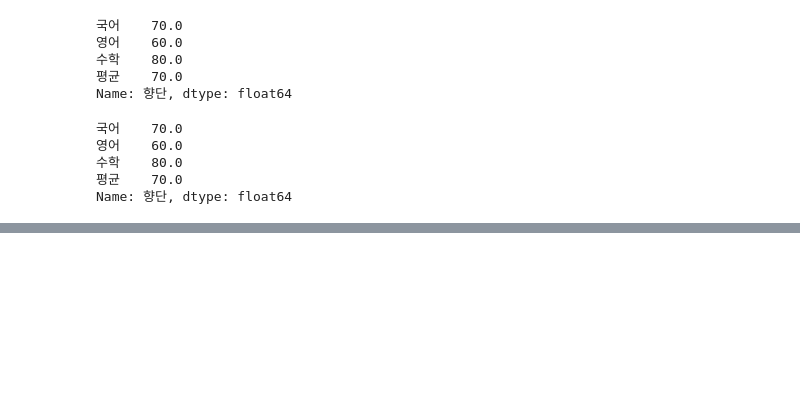
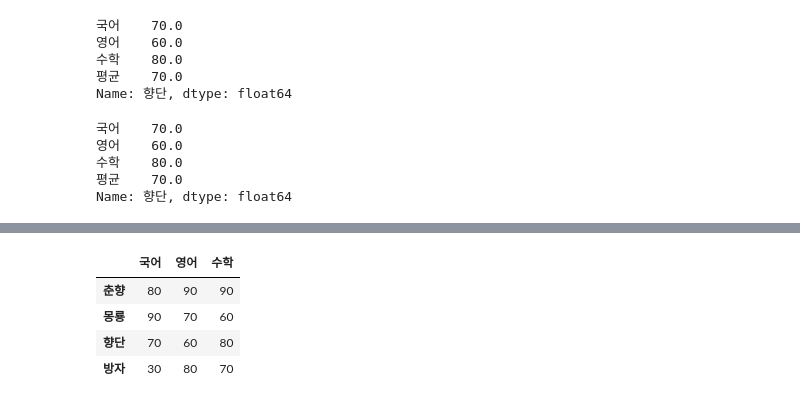
Before and after one commit to 1unasy/MachineLearning-2021-12, a Jupyter notebook: 00.데이터분석/12.DataFrame.ipynb, the cells around one changed output, grey strips where cells are left out. Cells and saved outputs as stored; diff of their text form; code cells hidden in the pictures; blank space fills up the shorter version.

```diff
--- a/00.데이터분석/12.DataFrame.ipynb
+++ b/00.데이터분석/12.DataFrame.ipynb
@@ -161,0 +168,11 @@ Name: 향단, dtype: float64
+# %%
+# 평균 열 삭제하기
+del df['평균']
+
+df
+# %% [output]
+|  | 국어 | 영어 | 수학 |
+| 춘향 | 80 | 90 | 90 |
+| 몽룡 | 90 | 70 | 60 |
+| 향단 | 70 | 60 | 80 |
+| 방자 | 30 | 80 | 70 |
```
Also changed, not shown: parts of 15 cells of this notebook.
